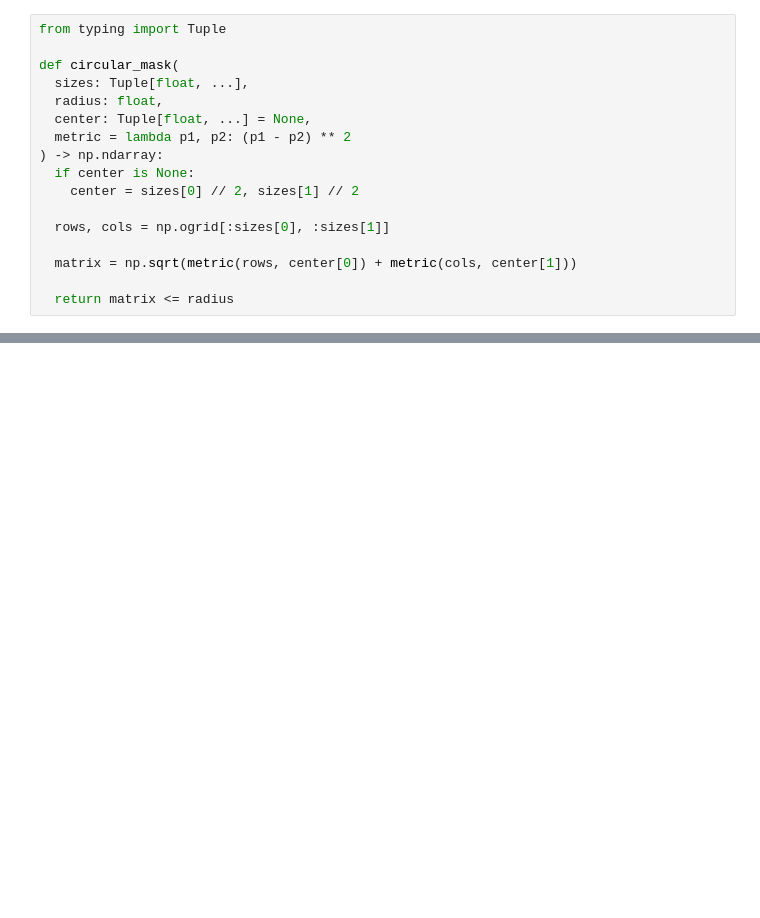
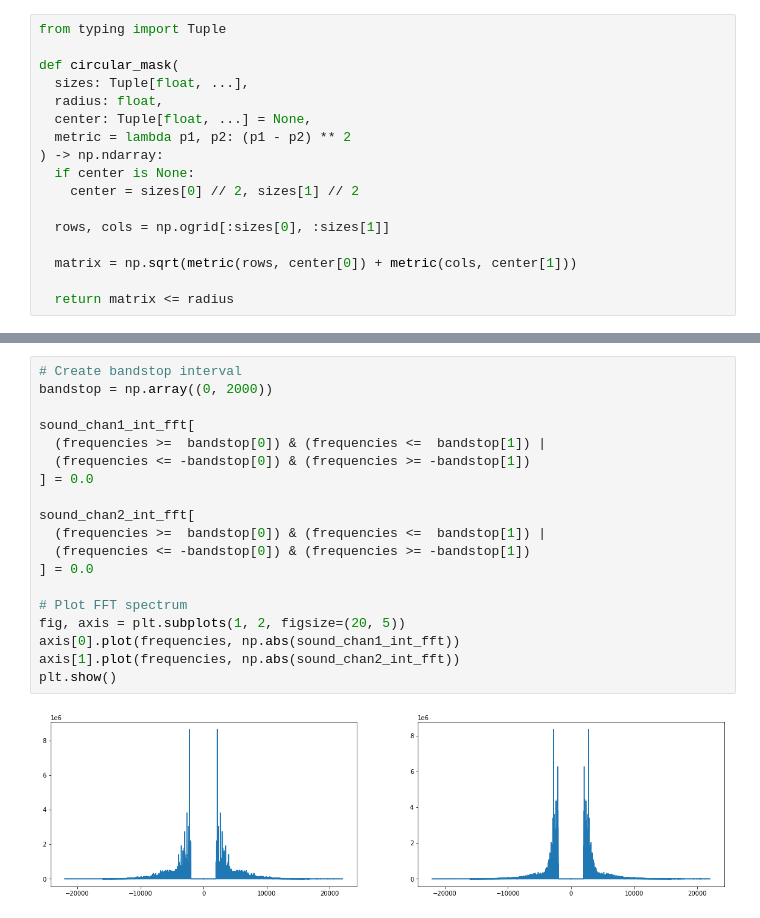
Before and after one commit to fusedbloxxer/signals-processing, a Jupyter notebook: dft-image-processing/main.ipynb, the cells around one changed output, grey strips where cells are left out. Saved outputs shown, nothing was run; the diff lists cells and outputs as text; blank space fills up the shorter version.

```diff
--- a/dft-image-processing/main.ipynb
+++ b/dft-image-processing/main.ipynb
@@ -367,0 +382,21 @@ plt.show()
+# %%
+# Create bandstop interval
+bandstop = np.array((0, 2000))
+
+sound_chan1_int_fft[
+  (frequencies >=  bandstop[0]) & (frequencies <=  bandstop[1]) |
+  (frequencies <= -bandstop[0]) & (frequencies >= -bandstop[1])
+] = 0.0
+
+sound_chan2_int_fft[
+  (frequencies >=  bandstop[0]) & (frequencies <=  bandstop[1]) |
+  (frequencies <= -bandstop[0]) & (frequencies >= -bandstop[1])
+] = 0.0
+
+# Plot FFT spectrum
+fig, axis = plt.subplots(1, 2, figsize=(20, 5))
+axis[0].plot(frequencies, np.abs(sound_chan1_int_fft))
+axis[1].plot(frequencies, np.abs(sound_chan2_int_fft))
+plt.show()
+# %% [output]
+[figure, added]
```
Also changed, not shown: parts of 7 cells of this notebook, 2 other files.
